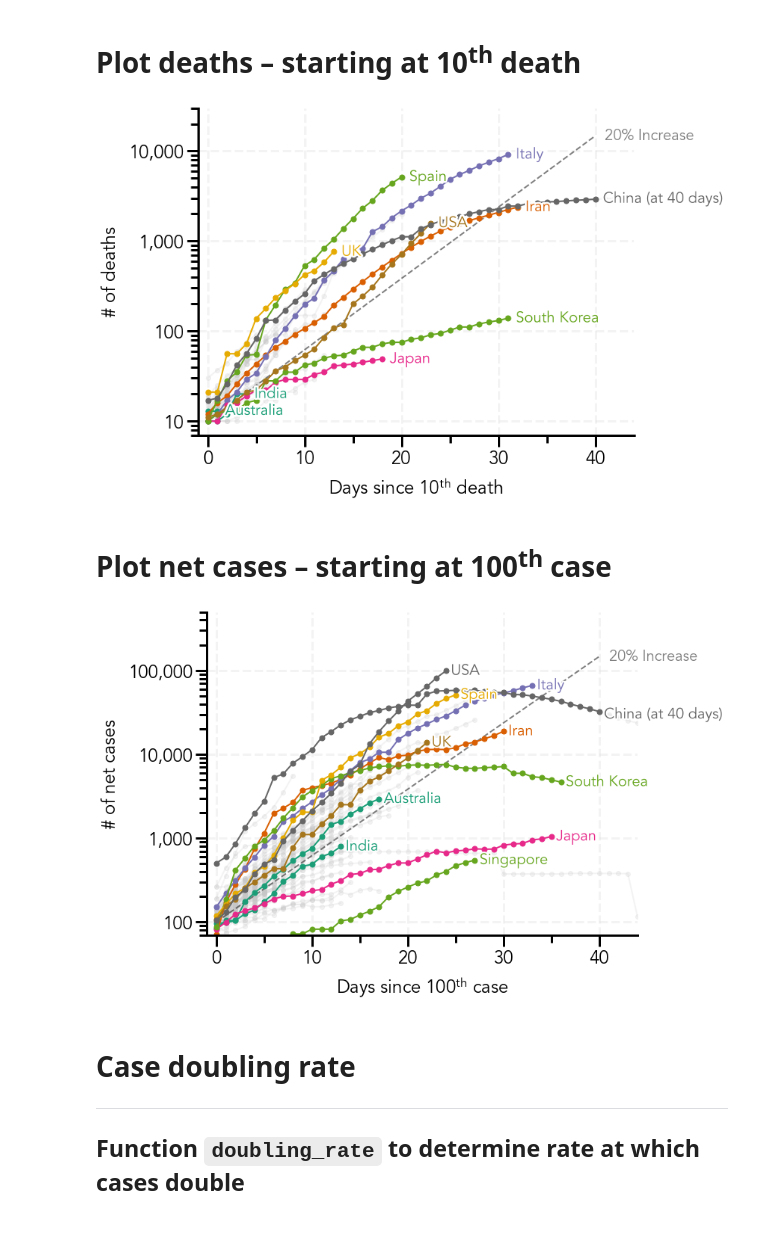
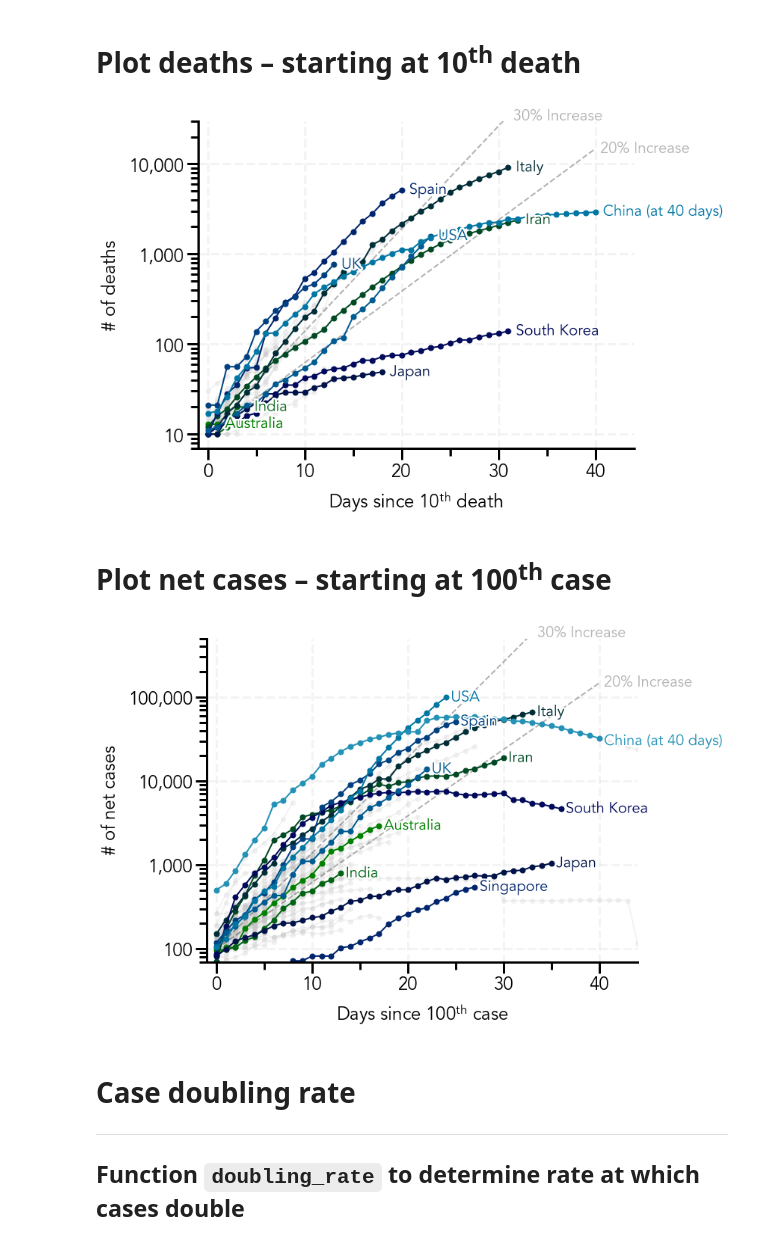
Before and after one commit to naveenv92/covid-19-visualization, a Jupyter notebook: covid_visualization.ipynb, the cells around one changed output. Cells and saved outputs as stored; diff of their text form; code cells hidden in the pictures.

```diff
--- a/covid_visualization.ipynb
+++ b/covid_visualization.ipynb
@@ -93,8 +93,8 @@ for i in data_confirmed['Country/Region']:
         countries.append(i)
 
 # List of country names to highlight in the plot
-highlighted_countries = ['USA', 'UK', 'Italy', 'Spain', 'Japan', 'South Korea', 'India',
-                         'Singapore', 'Australia', 'Iran']
+highlighted_countries = ['USA', 'UK', 'Italy', 'Japan', 'South Korea', 'India',
+                         'Singapore', 'Australia', 'Iran', 'Spain']
 # %% [markdown]
 ## Plot confirmed cases &ndash; starting at 100<sup>th</sup> case
 # %%
@@ -105,8 +105,8 @@ mpl.rcParams['font.family'] = 'Avenir'
 plt.rcParams['axes.linewidth'] = 3
 plt.rcParams['font.size'] = 24
 
-# Generate list of colors from 'Dark2' colormap for highlighted countries and a color for the background countries
-colors = cm.get_cmap('Dark2', len(highlighted_countries) + 2)
+# Generate list of colors from 'ocean' colormap for highlighted countries and a color for the background countries
+colors = cm.get_cmap('ocean', 1.5*len(highlighted_countries))
 color_bg = '#c6c6c6'
 
 # Create figure and axes
@@ -137,7 +137,7 @@ y_max = 2*10**5 # Cases
 left_pad = -0.2
 
 # Lines for exponential increase (edit rate as desired)
-rate = [20] # percent change per day (list of values for plot)
+rate = [20, 30] # percent change per day (list of values for plot)
 
 for i in rate:
     increase_line = [100]
@@ -147,8 +147,8 @@ for i in rate:
         total_cases *= (1 + i/100.0)
         increase_line.append(total_cases)
 
-    ax.plot(np.arange(0, len(increase_line), 1), increase_line, linewidth=2, linestyle='--', color='black', alpha=0.5)
-    increase_label = ax.text(len(increase_line), increase_line[-1], str(i) + '% Increase', size=20, color='gray', ha='left', va='center')
+    ax.plot(np.arange(0, len(increase_line), 1), increase_line, linewidth=2, linestyle='--', color='black', alpha=0.3)
+    increase_label = ax.text(len(increase_line) - 0.5, increase_line[-1], str(i) + '% Increase', size=20, color='black', ha='left', va='center', alpha=0.3)
 
 # Colors for highlighted countries
 colorCounter = 0
@@ -207,8 +207,8 @@ mpl.rcParams['font.family'] = 'Avenir'
 plt.rcParams['axes.linewidth'] = 3
 plt.rcParams['font.size'] = 24
 
-# Generate list of colors from 'Dark2' colormap for highlighted countries and a color for the background countries
-colors = cm.get_cmap('Dark2', len(highlighted_countries) + 1)
+# Generate list of colors from 'ocean' colormap for highlighted countries and a color for the background countries
+colors = cm.get_cmap('ocean', 1.5*len(highlighted_countries))
 color_bg = '#c6c6c6'
 
 # Create figure and axes
@@ -239,7 +239,7 @@ y_max = 3*10**4 # Cases
 left_pad = -0.2
 
 # Lines for exponential increase (edit rate as desired)
-rate = [20] # percent change per day (list of values for plot)
+rate = [20, 30] # percent change per day (list of values for plot)
 
 for i in rate:
     increase_line = [10]
@@ -249,8 +249,8 @@ for i in rate:
         total_cases *= (1 + i/100.0)
         increase_line.append(total_cases)
 
-    ax.plot(np.arange(0, len(increase_line), 1), increase_line, linewidth=2, linestyle='--', color='black', alpha=0.5)
-    increase_label = ax.text(len(increase_line), increase_line[-1], str(i) + '% Increase', size=20, color='gray', ha='left', va='center')
+    ax.plot(np.arange(0, len(increase_line), 1), increase_line, linewidth=2, linestyle='--', color='black', alpha=0.3)
+    increase_label = ax.text(len(increase_line) - 0.5, increase_line[-1], str(i) + '% Increase', size=20, color='black', ha='left', va='center', alpha=0.3)
 
 # Colors for highlighted countries
 colorCounter = 0
@@ -298,7 +298,7 @@ dpi = 300 # Resolution of image
 # Show plot
 plt.show()
 # %% [output]
-[figure, old version]
+[figure, new version]
 # %% [markdown]
 # Plot net cases &ndash; starting at 100<sup>th</sup> case
 # %%
@@ -309,8 +309,8 @@ mpl.rcParams['font.family'] = 'Avenir'
 plt.rcParams['axes.linewidth'] = 3
 plt.rcParams['font.size'] = 24
 
-# Generate list of colors from 'Dark2' colormap for highlighted countries and a color for the background countries
-colors = cm.get_cmap('Dark2', len(highlighted_countries) + 1)
+# Generate list of colors from 'ocean' colormap for highlighted countries and a color for the background countries
+colors = cm.get_cmap('ocean', 1.5*len(highlighted_countries))
 color_bg = '#c6c6c6'
 
 # Create figure and axes
@@ -341,7 +341,7 @@ y_max = 5*10**5 # Cases
 left_pad = -0.5
 
 # Lines for exponential increase (edit rate as desired)
-rate = [20] # percent change per day (list of values for plot)
+rate = [20, 30] # percent change per day (list of values for plot)
 
 for i in rate:
     increase_line = [100]
@@ -351,8 +351,8 @@ for i in rate:
         total_cases *= (1 + i/100.0)
         increase_line.append(total_cases)
 
-    ax.plot(np.arange(0, len(increase_line), 1), increase_line, linewidth=2, linestyle='--', color='black', alpha=0.5)
-    increase_label = ax.text(len(increase_line), increase_line[-1], str(i) + '% Increase', size=20, color='gray', ha='left', va='center')
+    ax.plot(np.arange(0, len(increase_line), 1), increase_line, linewidth=2, linestyle='--', color='black', alpha=0.3)
+    increase_label = ax.text(len(increase_line) - 0.5, increase_line[-1], str(i) + '% Increase', size=20, color='black', ha='left', va='center', alpha=0.3)
 
 # Colors for highlighted countries
 colorCounter = 0
@@ -373,34 +373,34 @@ for i in countries:
 
 # Plot China separately and truncate for comparison
 china_data = covidData('China', 4, 100)
 ax.plot(np.arange(0, x_max, 1), china_data[0:x_max], marker='o', ms=7, linewidth=2, color=colors(colorCounter), zorder=2)
 text = ax.text(x_max + left_pad, china_data[x_max], 'China (at ' + str(x_max - 1) + ' days)', size=20, ha='left', va='center', color=colors(colorCounter))
 text.set_path_effects([pe.Stroke(linewidth=4, foreground='w'), pe.Normal()])
 
 # Set x-axis tick intervals
 ax.xaxis.set_major_locator(mpl.ticker.MultipleLocator(10))
 ax.xaxis.set_minor_locator(mpl.ticker.MultipleLocator(5))
 
 # Set y-axis tick intervals and labels
 ax.yaxis.set_major_locator(mpl.ticker.LogLocator(10))
 ax.set_yticklabels(['', '', '100', '1,000', '10,000', '100,000'])
 
 # Set x and y-axis labels
 ax.set_xlabel(u'Days since 100$\mathregular{^{th}}$ case', labelpad=10)
 ax.set_ylabel('# of net cases', labelpad=10)
 
 # Set axis limits
 ax.set_xlim(-1, x_max + 3)
 ax.set_ylim(70, y_max)
 
 # Save plot (comment/uncomment as desired)
 dpi = 300 # Resolution of image
 # plt.savefig('covid-net-cases.png', dpi=dpi, bbox_inches='tight')
 
 # Show plot
 plt.show()
 # %% [output]
-[figure, old version]
+[figure, new version]
 # %% [markdown]
 # Case doubling rate
 ---
```
Also changed, not shown: parts of 1 cell of this notebook.
